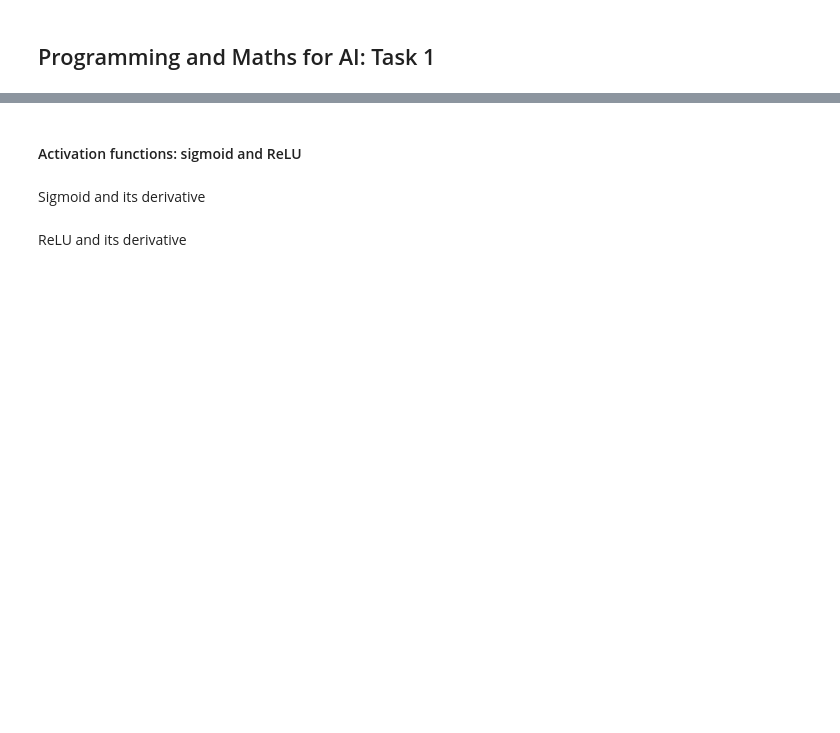
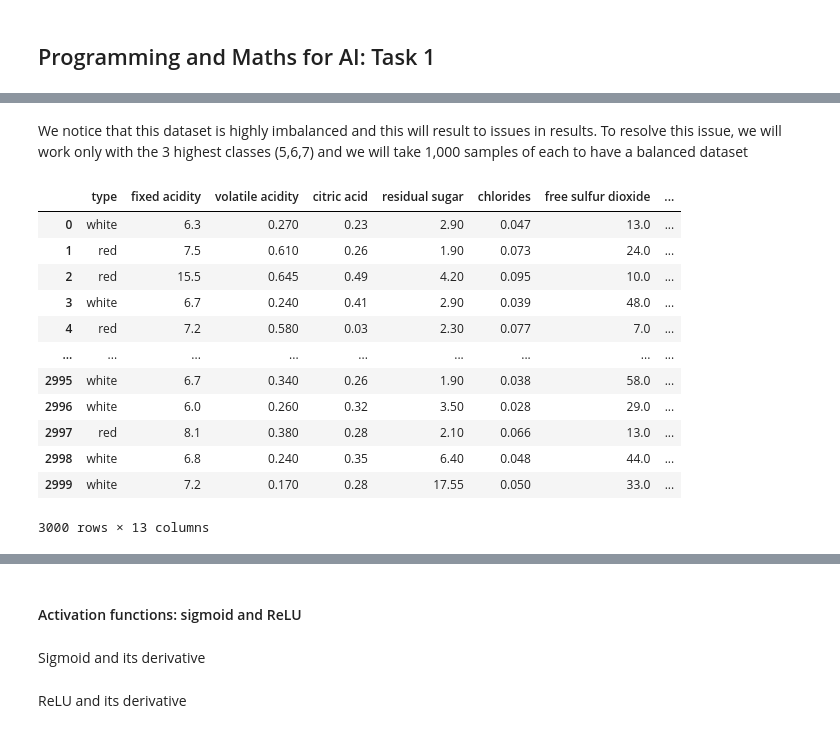
Before and after one commit to nasoskar/ProgrAndMaths, a Jupyter notebook: test.ipynb, the cells around one changed output, grey strips where cells are left out. Cells and saved outputs as stored; diff of their text form; code cells hidden in the pictures; blank space fills up the shorter version.

Commit message:
implement data preprocessing

```diff
--- a/test.ipynb
+++ b/test.ipynb
@@ -2,0 +73,28 @@
+# %% [markdown]
+We notice that this dataset is highly imbalanced and this will result to issues in results. To resolve this issue, we will work only with the 3 highest classes (5,6,7) and we will take 1,000 samples of each to have a balanced dataset
+# %%
+samples = []
+
+# Loop over each target quality
+for quality in [5, 6, 7]:
+    # Take 1000 random samples for this quality
+    sampled_rows = df[df['quality'] == quality].sample(n=1000, random_state=42)
+    samples.append(sampled_rows)
+
+# Combine all sampled rows into one DataFrame
+sampled_df = pd.concat(samples, ignore_index=True)
+sampled_df
+# %% [output]
+|  | type | fixed acidity | volatile acidity | citric acid | residual sugar | chlorides | free sulfur dioxide | ... |
+| 0 | white | 6.3 | 0.270 | 0.23 | 2.90 | 0.047 | 13.0 | ... |
+| 1 | red | 7.5 | 0.610 | 0.26 | 1.90 | 0.073 | 24.0 | ... |
+| 2 | red | 15.5 | 0.645 | 0.49 | 4.20 | 0.095 | 10.0 | ... |
+| 3 | white | 6.7 | 0.240 | 0.41 | 2.90 | 0.039 | 48.0 | ... |
+| 4 | red | 7.2 | 0.580 | 0.03 | 2.30 | 0.077 | 7.0 | ... |
+| ... | ... | ... | ... | ... | ... | ... | ... | ... |
+| 2995 | white | 6.7 | 0.340 | 0.26 | 1.90 | 0.038 | 58.0 | ... |
+| 2996 | white | 6.0 | 0.260 | 0.32 | 3.50 | 0.028 | 29.0 | ... |
+| 2997 | red | 8.1 | 0.380 | 0.28 | 2.10 | 0.066 | 13.0 | ... |
+| 2998 | white | 6.8 | 0.240 | 0.35 | 6.40 | 0.048 | 44.0 | ... |
+| 2999 | white | 7.2 | 0.170 | 0.28 | 17.55 | 0.050 | 33.0 | ... |
+3000 rows × 13 columns
```
Also changed, not shown: parts of 19 cells of this notebook.
